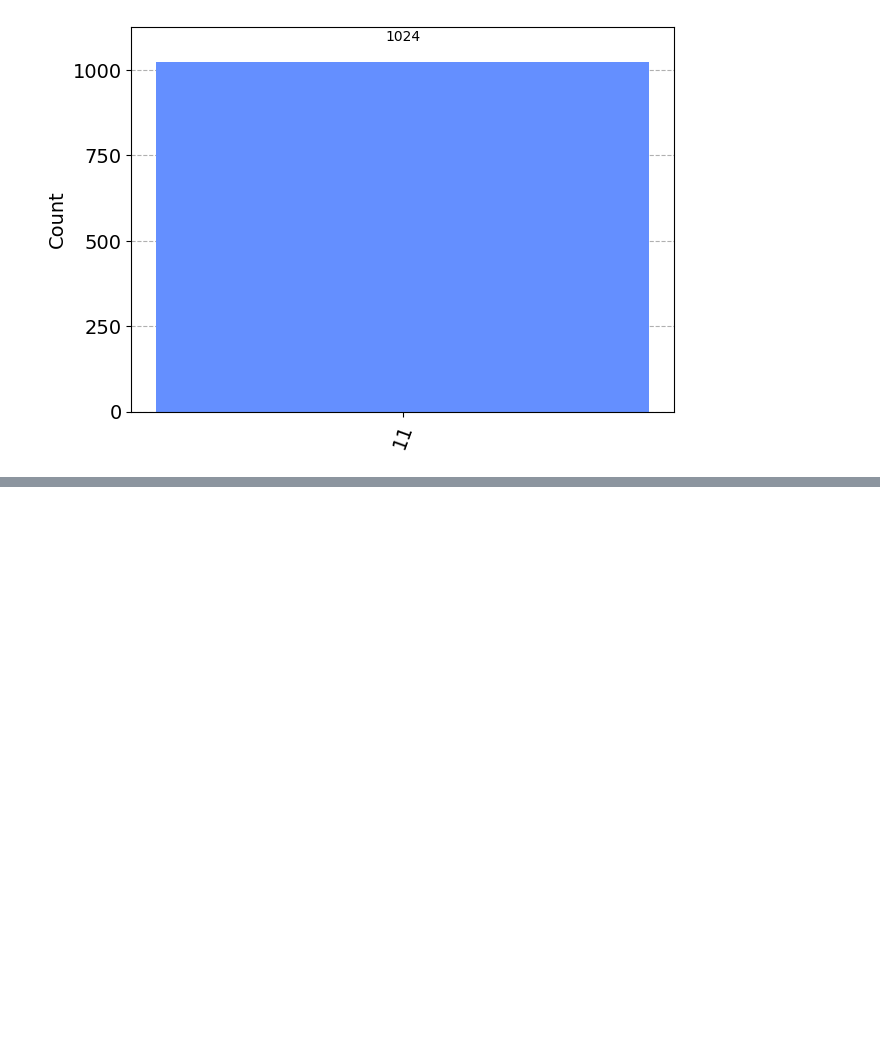
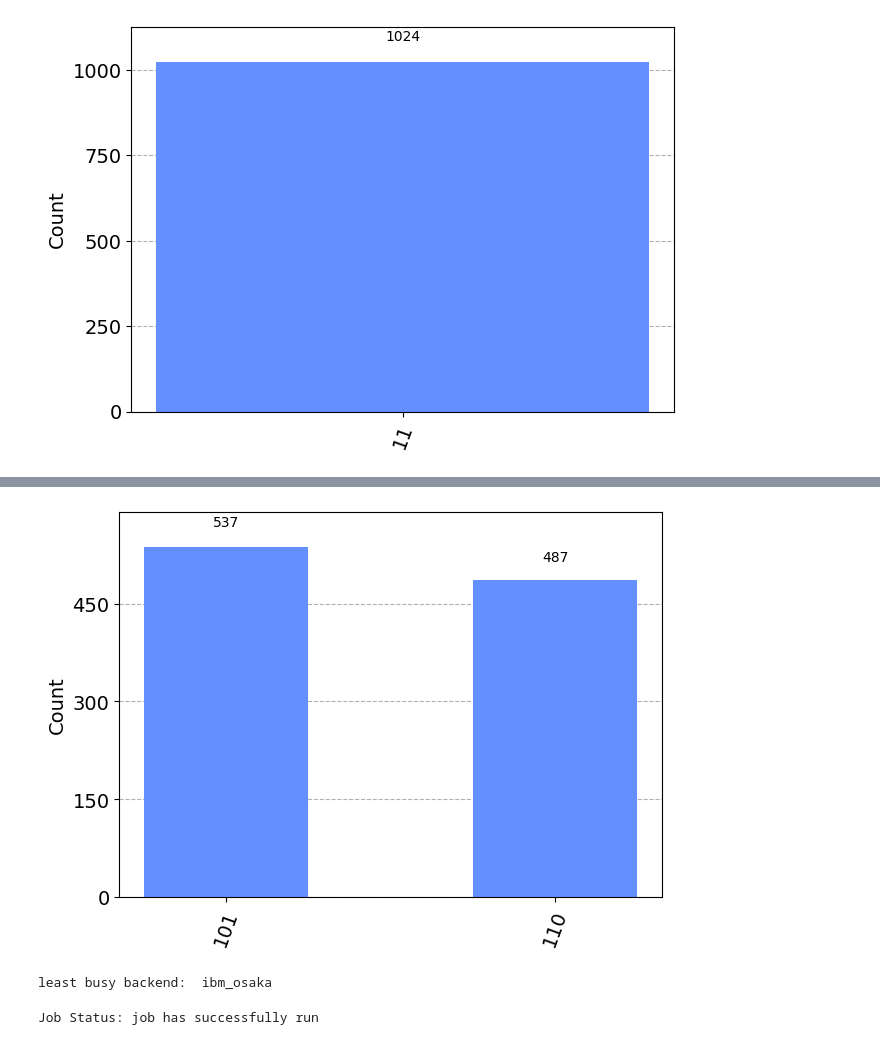
Before and after one commit to dmridmrir/quantum-computing, a Jupyter notebook: groversAlgorithm.ipynb, the cells around one changed output, grey strips where cells are left out. Saved outputs shown, nothing was run; the diff lists cells and outputs as text; code cells hidden in the pictures; blank space fills up the shorter version.

```diff
--- a/groversAlgorithm.ipynb
+++ b/groversAlgorithm.ipynb
@@ -118,8 +120,8 @@ plot_histogram(answer)
 # |101> 과 |110> 찾기
 
 qc = QuantumCircuit(3)
-qc.cz(0,1)
-qc.cz(1,2)
+qc.cz(0, 2)
+qc.cz(1, 2)
 oracle_ex3 = qc.to_gate()
 oracle_ex3.name = "U$_\omega$"
 # %%
@@ -152,0 +158,22 @@ grover_circuit.draw()
+# %%
+#실험
+
+qasm_sim = Aer.get_backend('qasm_simulator')
+transpiled_grover_circuit = transpile(grover_circuit, qasm_sim)
+results = qasm_sim.run(transpiled_grover_circuit).result()
+counts = results.get_counts()
+plot_histogram(counts)
+# %% [output]
+[figure, added]
+# %%
+backend = least_busy(provider.backends(filters=lambda x: x.configuration().n_qubits >= 3 and
+                                   not x.configuration().simulator and x.status().operational==True))
+print("least busy backend: ", backend)
+# %% [output]
+least busy backend:  ibm_osaka
+# %%
+transpiled_grover_circuit = transpile(grover_circuit, device, optimization_level=3)
+job = device.run(transpiled_grover_circuit)
+job_monitor(job, interval=2)
+# %% [output]
+Job Status: job has successfully run
```
Also changed, not shown: parts of 20 cells of this notebook.
